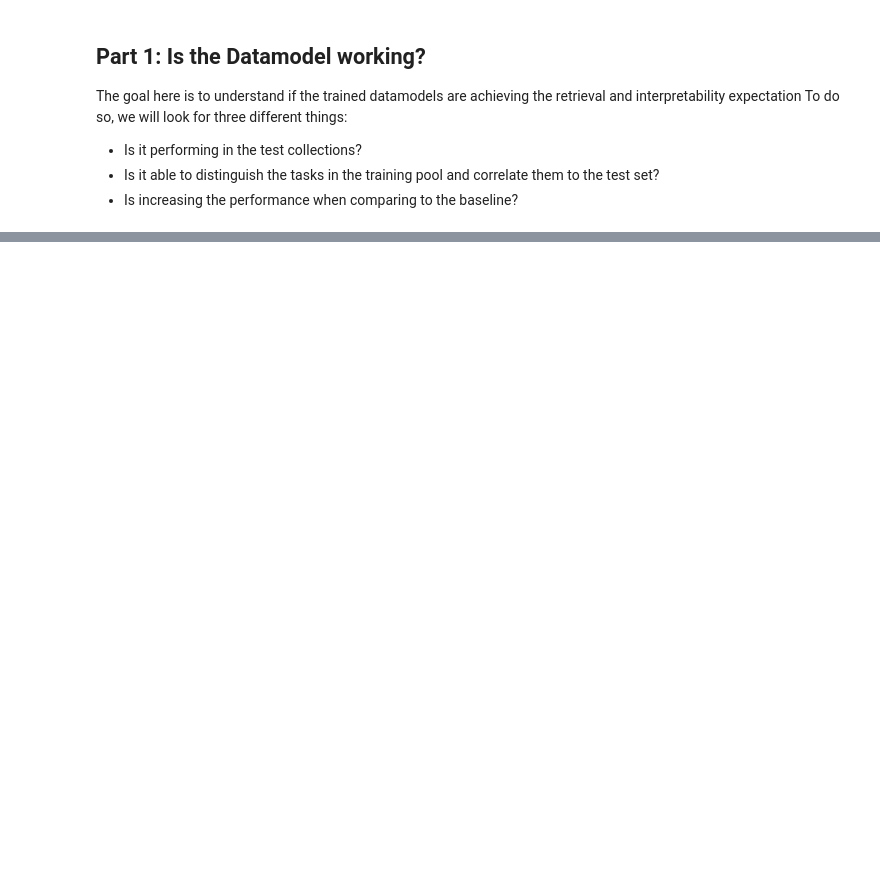
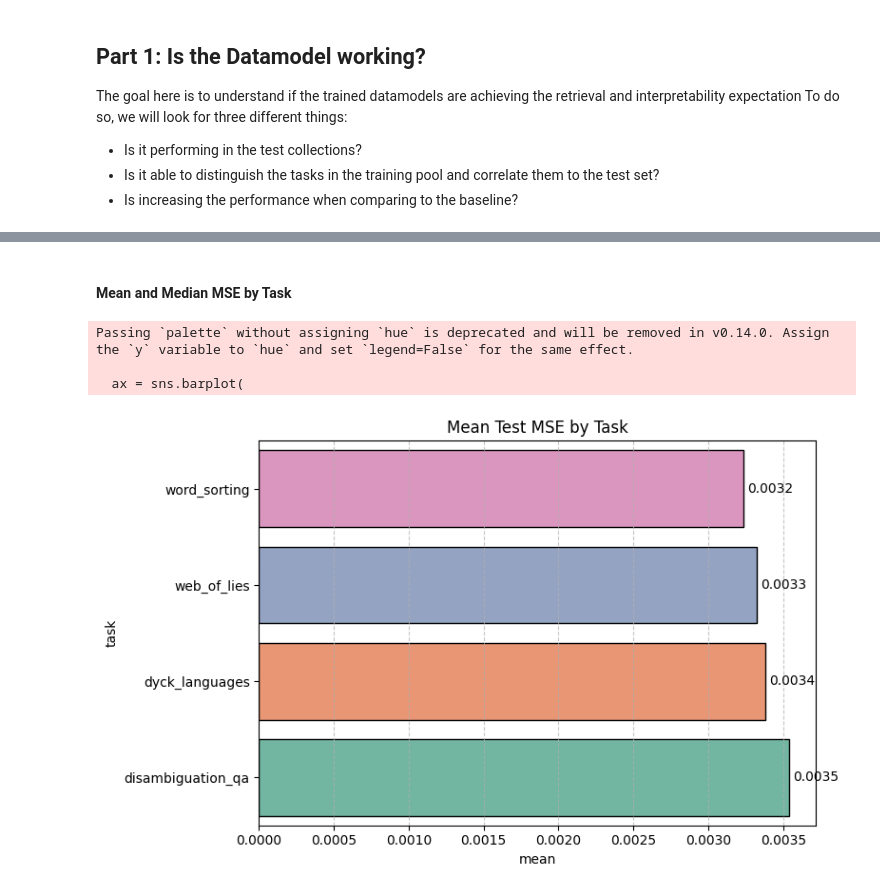
Before and after one commit to CaioRhoden/datamodels-context-reduction, a Jupyter notebook: experiments/bbh-study-case/results/estimation_importance.ipynb, the cells around one changed output, grey strips where cells are left out. Saved outputs shown, nothing was run; the diff lists cells and outputs as text; code cells hidden in the pictures; blank space fills up the shorter version.

```diff
--- a/experiments/bbh-study-case/results/estimation_importance.ipynb
+++ b/experiments/bbh-study-case/results/estimation_importance.ipynb
@@ -39,0 +38,2 @@ bias = bias.cpu().detach().numpy()
+# %%
+df_test["estimation_task"] = df_test["weights"].apply(lambda indices: [df_train.loc[i, "task"] for i in range(len(indices))])
@@ -52,0 +104,29 @@ Here we will get the performance of the datamodel for the test collections
+# %% [markdown]
+#### Mean and Median MSE by Task
+# %%
+tasks = df_test["task"].unique()
+mean_task_mse = np.zeros((4,))
+median_task_mse = np.zeros((4,))
+for i in range(1, 5):
+    tasks_mses = test_mse[(10*(i-1)):10*i, :].reshape(4500)
+    mean_task_mse[i-1] = tasks_mses.mean()
+    median_task_mse[i-1] = np.median(tasks_mses)
+
+
+df_mse_task = pd.DataFrame({
+    "task": tasks,
+    "mean": mean_task_mse,
+    "median": median_task_mse
+})
+# %%
+plot_barh(
+    df = df_mse_task,
+    y_axis= "task",
+    x_axis= "mean",
+    title= "Mean Test MSE by Task",
+)
+# %% [output]
+Passing `palette` without assigning `hue` is deprecated and will be removed in v0.14.0. Assign the `y` variable to `hue` and set `legend=False` for the same effect.
+
+  ax = sns.barplot(
+[figure, added]
```
Also changed, not shown: parts of 24 cells of this notebook, 2 other files.
